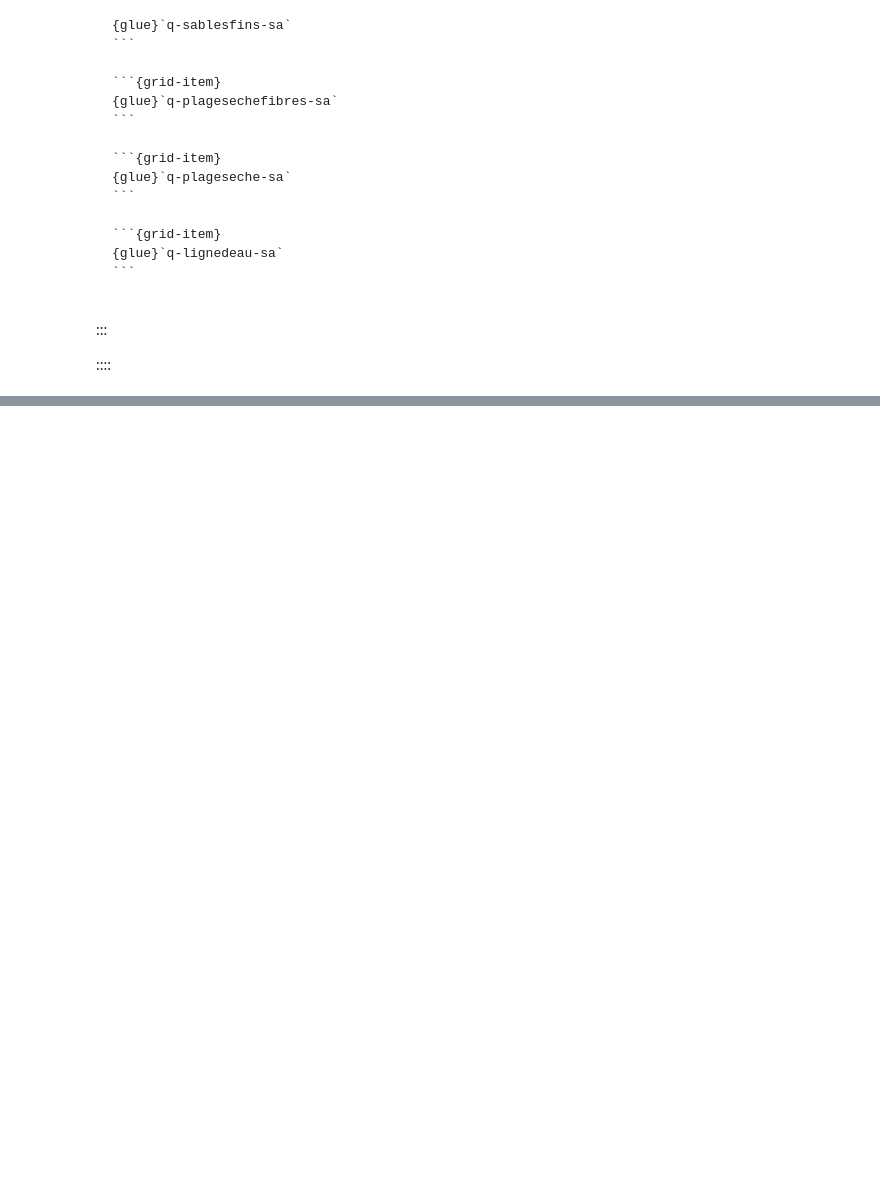
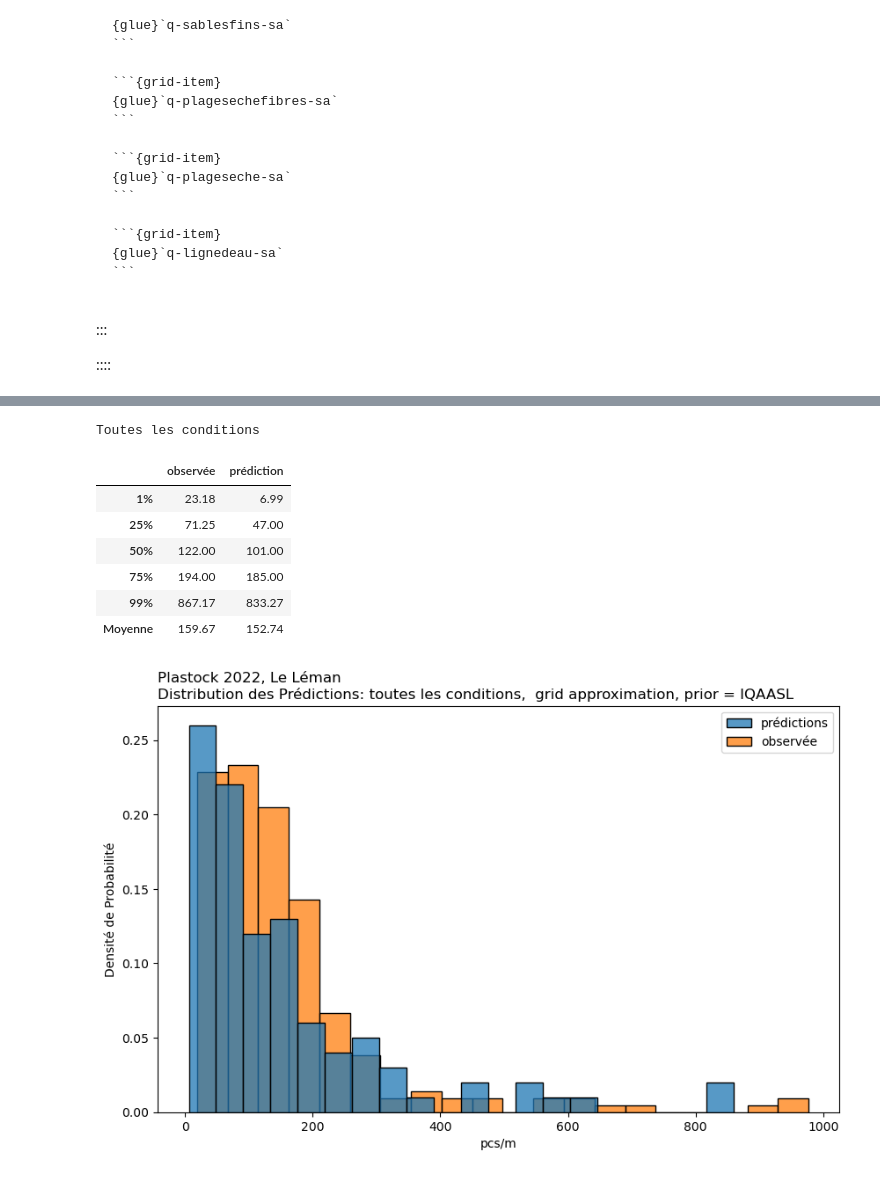
Before and after one commit to AssociationSauvegardeLeman/plastock, a Jupyter notebook: micro_results.ipynb, the cells around one changed output, grey strips where cells are left out. Cells and saved outputs as stored; diff of their text form; code cells hidden in the pictures; blank space fills up the shorter version.

```diff
--- a/micro_results.ipynb
+++ b/micro_results.ipynb
@@ -1022,36 +1025,49 @@ pcs_col = 'pcs_m'
 cols = ['échantillon', 'fréquentation', 'situation', 'distance', 'substrat']
 grid_range = np.arange(0, 1001)
 bins = [1]
 
 beta_prior = pstk.calculate_beta_prior(grid_range=grid_range, bin_density_numbers=[1])
 test_xt = work_data_combined[~work_data_combined["échantillon"].isin(not_these)].copy()
 test_xt['pcs_m'] = test_xt['compte']
 test_x = test_xt.copy().groupby(cols, as_index=False)[pcs_col].sum()
 test_x['top'] = 1
 
 
 
 
 #
 
-def likelihood_posterior(data: pd.DataFrame = None, bin_density_column: str = None, pcs_column: str = None, grid_range: np.array = None, category_number: list = None):
+def likelihood_posterior(data: pd.DataFrame = None, bin_density_column: str = None, pcs_column: str = None,
+                         grid_range: np.array = None, category_number: list = None):
 
 
-    grid_pstock = pstk.calculate_likelihood(aggregated_data=test_x, bin_density_column=col, pcs_column=pcs_col, grid_range=grid_range, bins=bins)
+
+
+grid_pstock = pstk.calculate_likelihood(aggregated_data=test_x, bin_density_column=col, pcs_column=pcs_col, grid_range=grid_range, bins=bins)
 
 # posterior uninformed
-post_grid_pstock1 = pstk.define_posterior(grid_pstock.copy(), beta_prior, grid_val_index=grid_range)
+post_grid_pstock2 = pstk.define_posterior(grid_pstock.copy(), beta_prior, grid_val_index=grid_range)
 
 # samples
-sample_totals = pstk.posterior_predictions(post_grid_pstock1)
+sample_totals = pstk.posterior_predictions(post_grid_pstock2)
 
 caption = 'Toutes les conditions'
 
 test_grid_quants = pstk.makeqdf(test_x[pcs_col].values, sample_totals, caption=caption)
 glue('q-tous-b-sa', test_grid_quants, display=True)
 
 title = 'Plastock 2022, Le Léman\nDistribution des Prédictions: toutes les conditions,  grid approximation, prior = IQAASL'
 
 pstk.plot_histogram(sample_totals, test_x[pcs_col].values, title=title, reference='toutes-gapprox-sa', display=True)
+# %% [output]
+Toutes les conditions
+|  | observée | prédiction |
+| 1% | 23.18 | 6.99 |
+| 25% | 71.25 | 47.00 |
+| 50% | 122.00 | 101.00 |
+| 75% | 194.00 | 185.00 |
+| 99% | 867.17 | 833.27 |
+| Moyenne | 159.67 | 152.74 |
+[figure, added]
 # %%
 work_data_combined["fréquentation"].unique()
```
Also changed, not shown: parts of 6 cells of this notebook, 2 other files.
